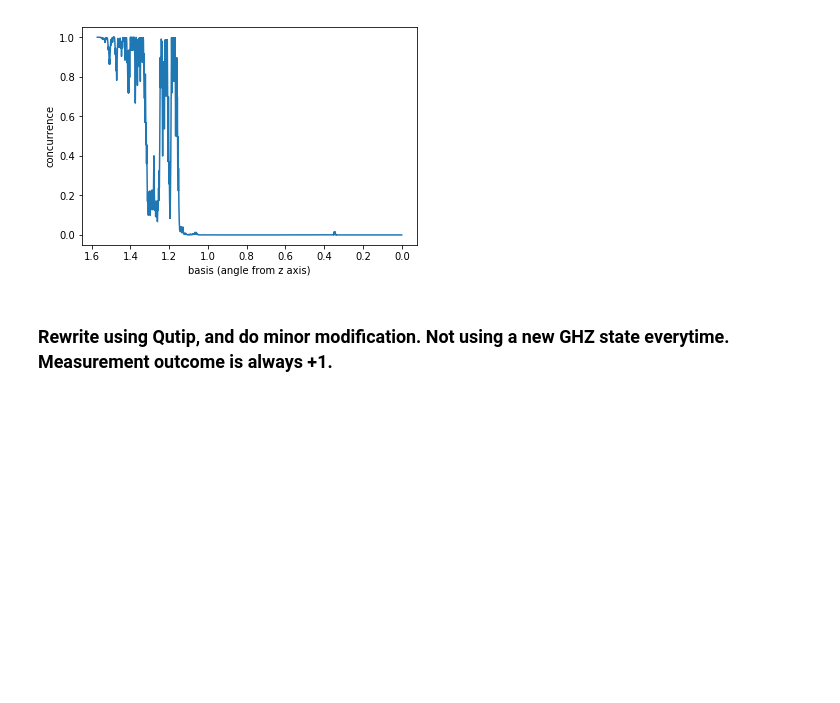
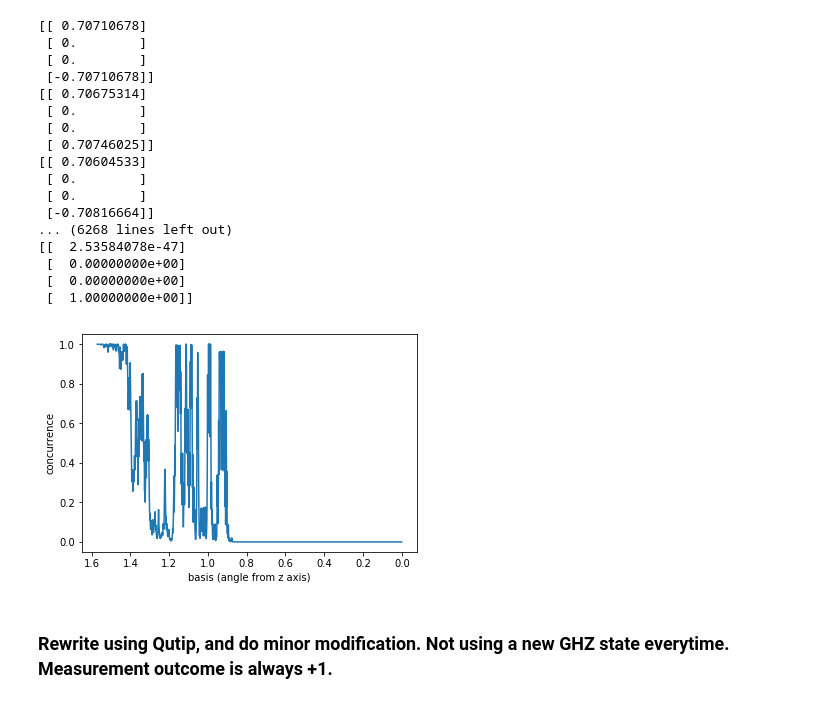
Before and after one commit to cheapfishcam/BassemSafieldeen.github.io, a Jupyter notebook: Notebooks/Draining entanglement from a Bell pair continuously (not finished).ipynb, the cells around one changed output. Cells and saved outputs as stored; diff of their text form; code cells hidden in the pictures; blank space fills up the shorter version.

```diff
--- a/Notebooks/Draining entanglement from a Bell pair continuously (not finished).ipynb
+++ b/Notebooks/Draining entanglement from a Bell pair continuously (not finished).ipynb
@@ -22,35 +22,53 @@ def concurrence_(vector):    #2 qubit pure state
 # %%
 I = np.matrix([[1, 0],[0, 1]])
 CNOT = np.matrix([ [1,0,0,0], [0,0,0,1], [0,0,1,0], [0,1,0,0] ])   #second qubit is control
 CNOT3 = np.kron(CNOT, I)
 
 con = []
 r = np.arange(pi/2,0,-0.001)
 GHZ = np.matrix([[1/sqrt(2)],[0],[0],[0],[0],[0],[0],[1/sqrt(2)]])
 state = GHZ
 
 for theta in r:
     b = cos(theta/2) * np.matrix([[1],[0]]) + sin(theta/2) * np.matrix([[0],[1]])
     b_opp = sin(theta/2) * np.matrix([[1],[0]]) - cos(theta/2) * np.matrix([[0],[1]])
 
     if not np.random.randint(2):
         k = np.kron(np.kron(b, I), I)
     else:
         k = np.kron(np.kron(b_opp, I), I)
 
     state_after = normalize_(k.H * state)
-    con.append(concurrence_(state_after))
+    print(state_after)
+    con.append(2 * np.abs(state_after[0,0].real * state_after[3,0].real))
 
     state = CNOT3 * np.kron(np.matrix([[1], [0] ]), state_after)
 
 plt.plot(r,con)
 plt.xlabel('basis (angle from z axis)')
 plt.ylabel('concurrence')
 ax = plt.gca()
 ax.set_xlim(ax.get_xlim()[::-1])
 plt.draw()
 # %% [output]
+[[ 0.70710678]
+ [ 0.        ]
+ [ 0.        ]
+ [-0.70710678]]
+[[ 0.70675314]
+ [ 0.        ]
+ [ 0.        ]
+ [ 0.70746025]]
+[[ 0.70604533]
+ [ 0.        ]
+ [ 0.        ]
+ [-0.70816664]]
+... (6268 lines left out)
+[[  2.53584078e-47]
+ [  0.00000000e+00]
+ [  0.00000000e+00]
+ [  1.00000000e+00]]
-[figure, old version]
+[figure, new version]
 # %% [markdown]
 ### Rewrite using Qutip, and do minor modification. Not using a new GHZ state everytime. Measurement outcome is always +1.
 # %%
```
Also changed, not shown: parts of 15 cells of this notebook, 1 other file.
